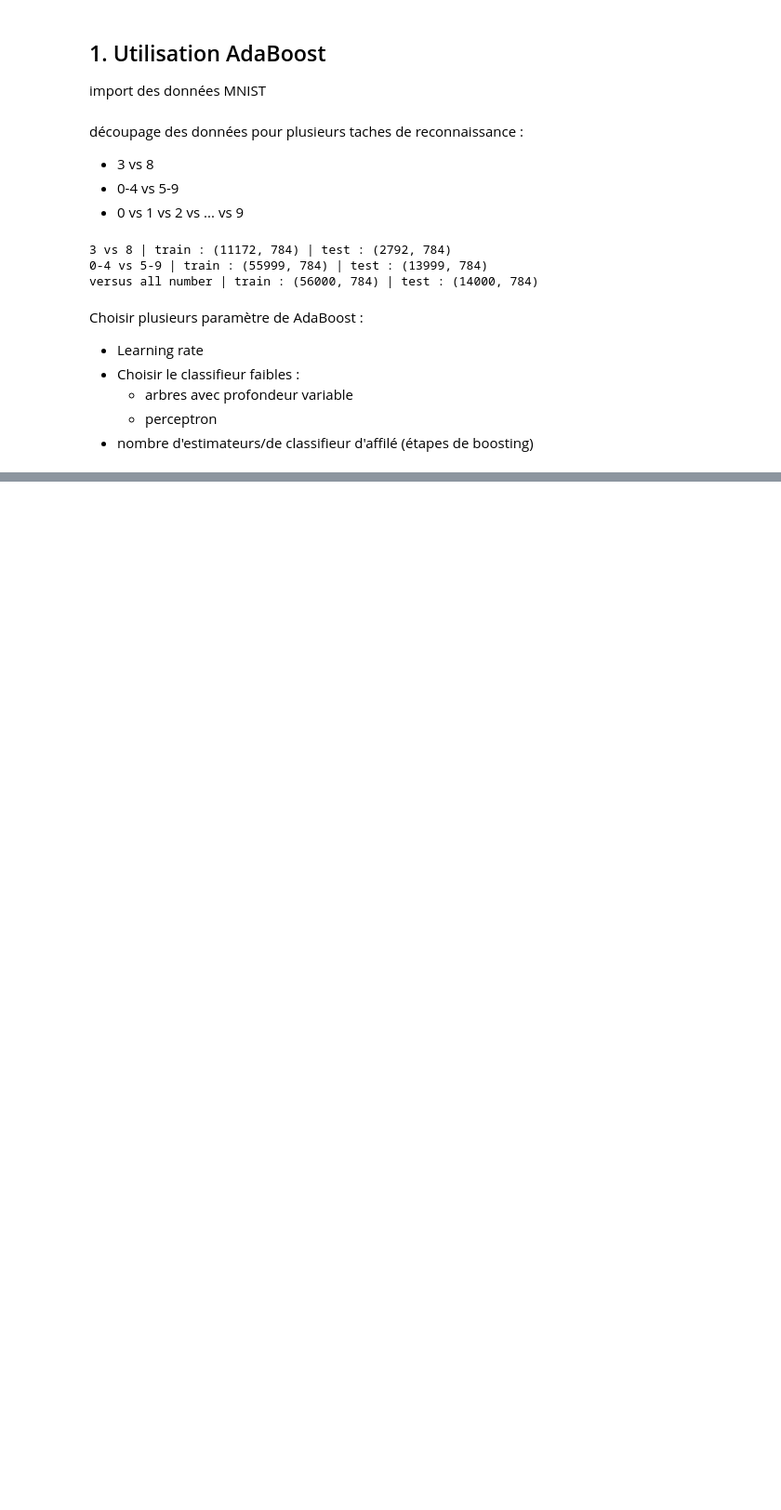
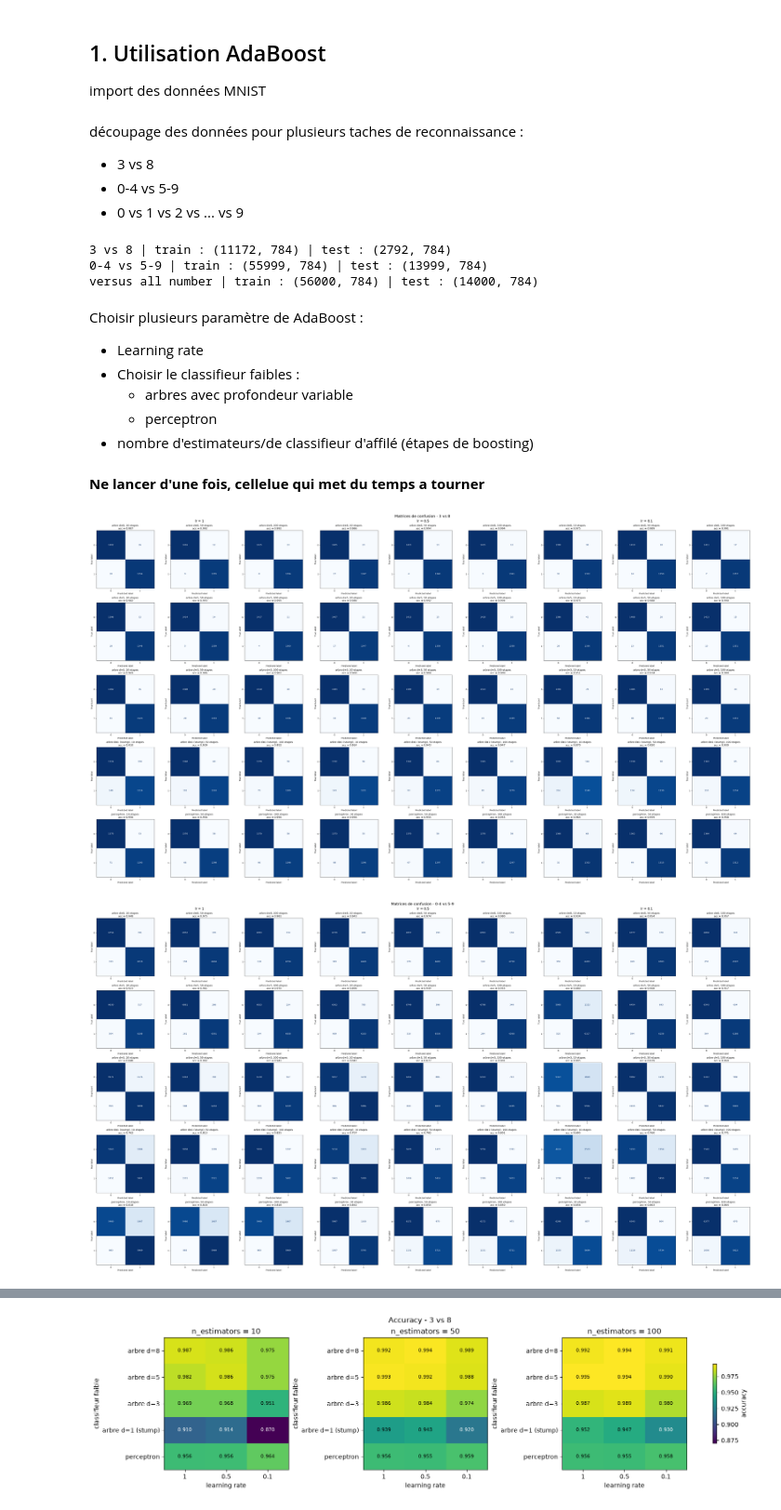
Before and after one commit to tbessadet/Projet_Collab_Sabine, a Jupyter notebook: DM_2_AC/DM_theo.ipynb, the cells around one changed output, grey strips where cells are left out. Shown at 93% size. Drawn from its saved outputs; the diff is of its cells as text; code cells hidden in the pictures; blank space fills up the shorter version.

```diff
--- a/DM_2_AC/DM_theo.ipynb
+++ b/DM_2_AC/DM_theo.ipynb
@@ -141,3 +172,5 @@ def afficher_acc(tasks, preds, titre=""):
         plt.show()
+# %% [markdown]
+**Ne lancer d'une fois, cellelue qui met du temps a tourner**
 # %%
 models, preds = entrainer(VERSUS)
@@ -145,0 +177,6 @@ afficher_acc(VERSUS, preds)
+# %%
+afficher_mc(VERSUS, preds, lrs=[]) #lrs=[] rend pour tout les LR
+afficher_acc(VERSUS, preds)
+# %% [output]
+[figure, added]
+[figure, added]
@@ -145,0 +184 @@ afficher_acc(VERSUS, preds)
+[figure, added]
```
Also changed, not shown: parts of 19 cells of this notebook, 20 other files.
